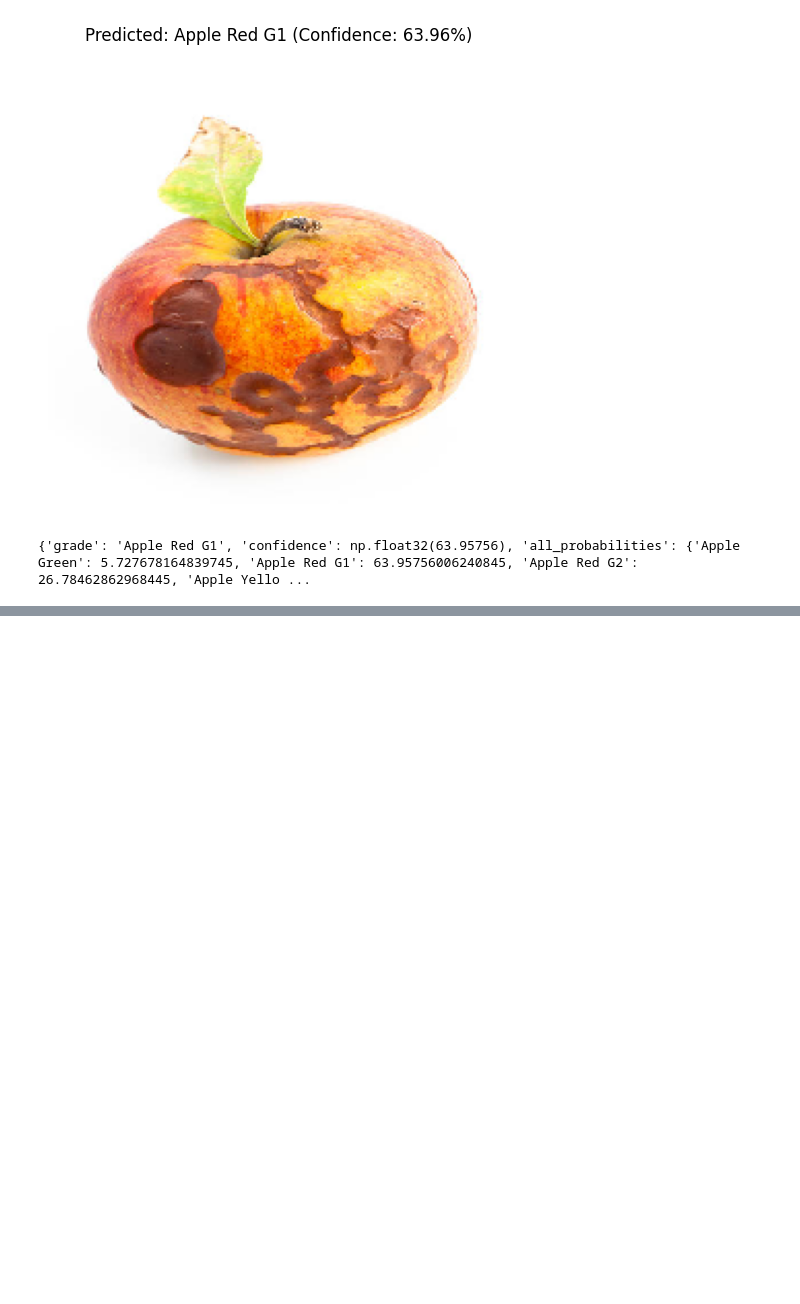
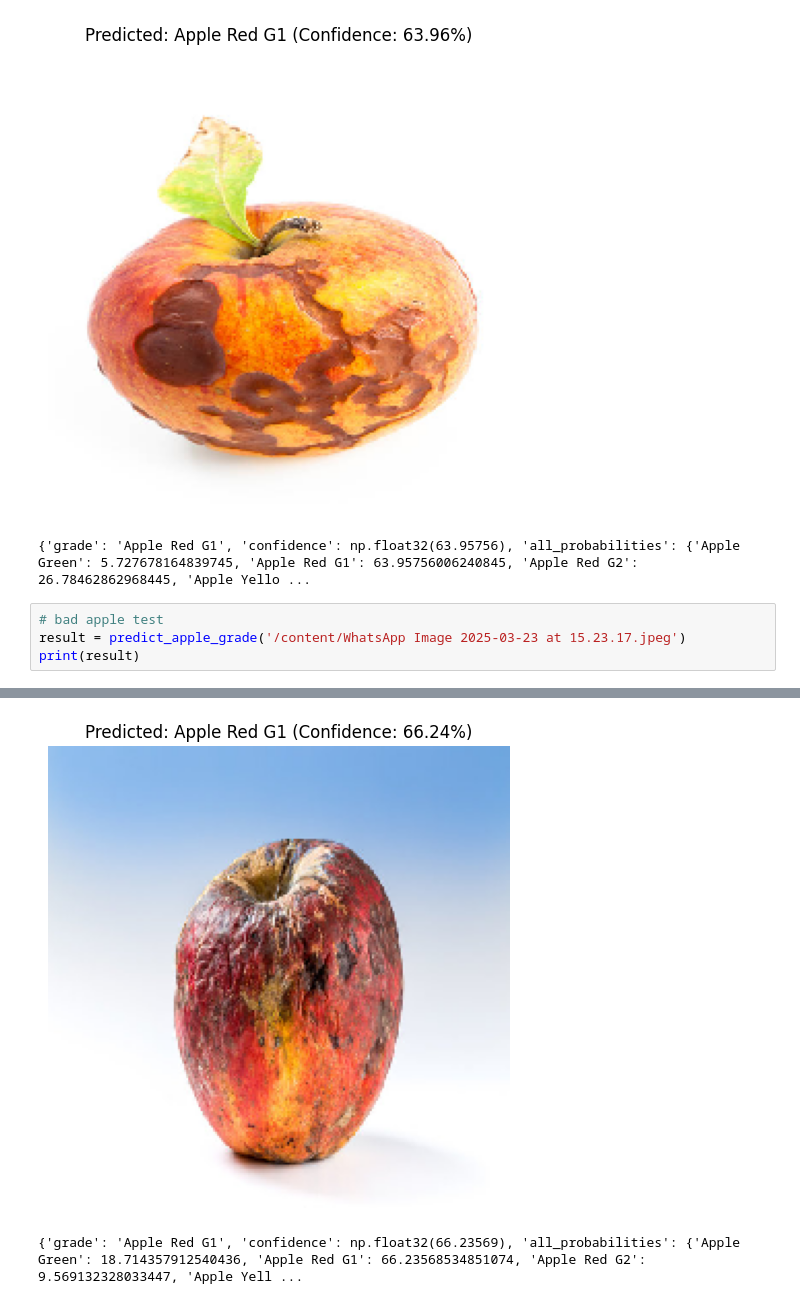
Before and after one commit to jayeshw28/apple-grading-sys, a Jupyter notebook: Apple_Grading_System.ipynb, the cells around one changed output, grey strips where cells are left out. Cells and saved outputs as stored; diff of their text form; blank space fills up the shorter version.

Commit message:
trained-test#2

```diff
--- a/Apple_Grading_System.ipynb
+++ b/Apple_Grading_System.ipynb
@@ -340,3 +342,8 @@ print(result)
 1/1 ━━━━━━━━━━━━━━━━━━━━ 0s 153ms/step
 [figure]
 {'grade': 'Apple Red G1', 'confidence': np.float32(63.95756), 'all_probabilities': {'Apple Green': 5.727678164839745, 'Apple Red G1': 63.95756006240845, 'Apple Red G2': 26.78462862968445, 'Apple Yello ...
+# %%
+# bad apple test
+result = predict_apple_grade('/content/WhatsApp Image 2025-03-23 at 15.23.17.jpeg')
+print(result)
+# %% [output]
@@ -342,0 +351,2 @@ print(result)
+[figure, added]
+{'grade': 'Apple Red G1', 'confidence': np.float32(66.23569), 'all_probabilities': {'Apple Green': 18.714357912540436, 'Apple Red G1': 66.23568534851074, 'Apple Red G2': 9.569132328033447, 'Apple Yell ...
```
Also changed, not shown: parts of 2 cells of this notebook.
